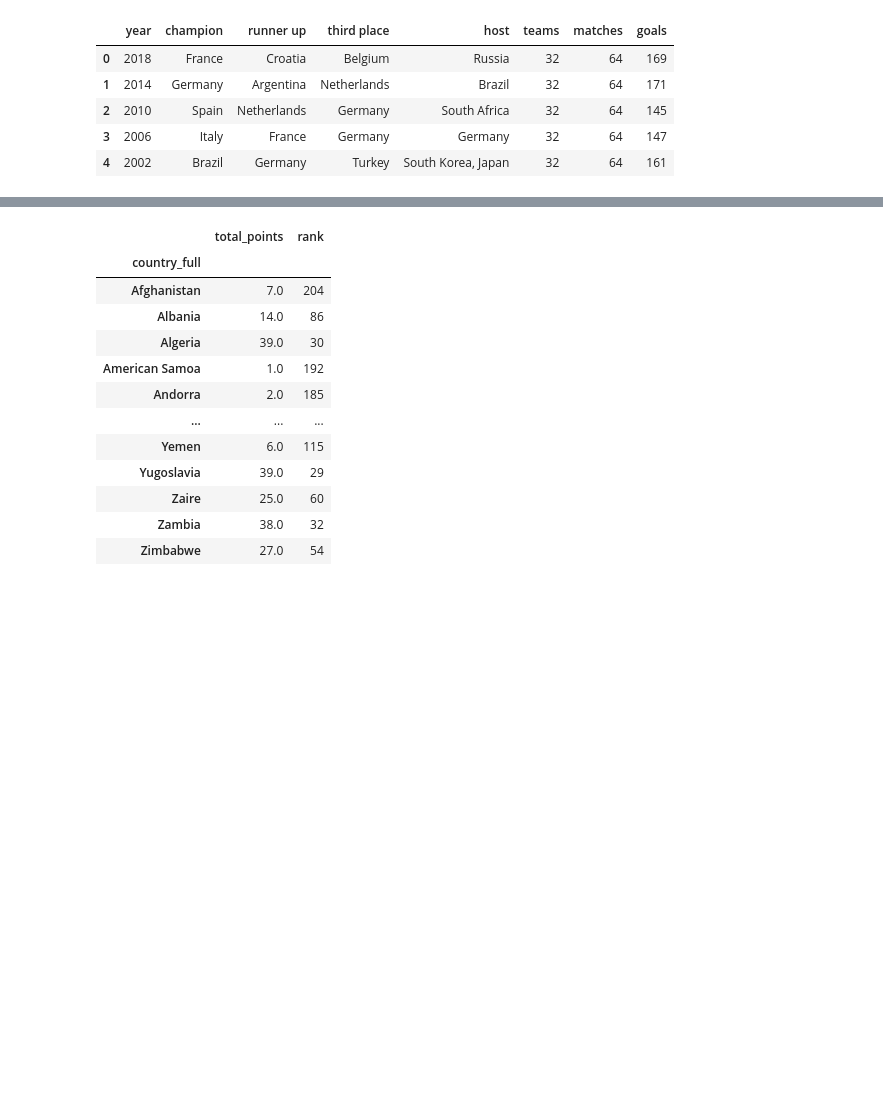
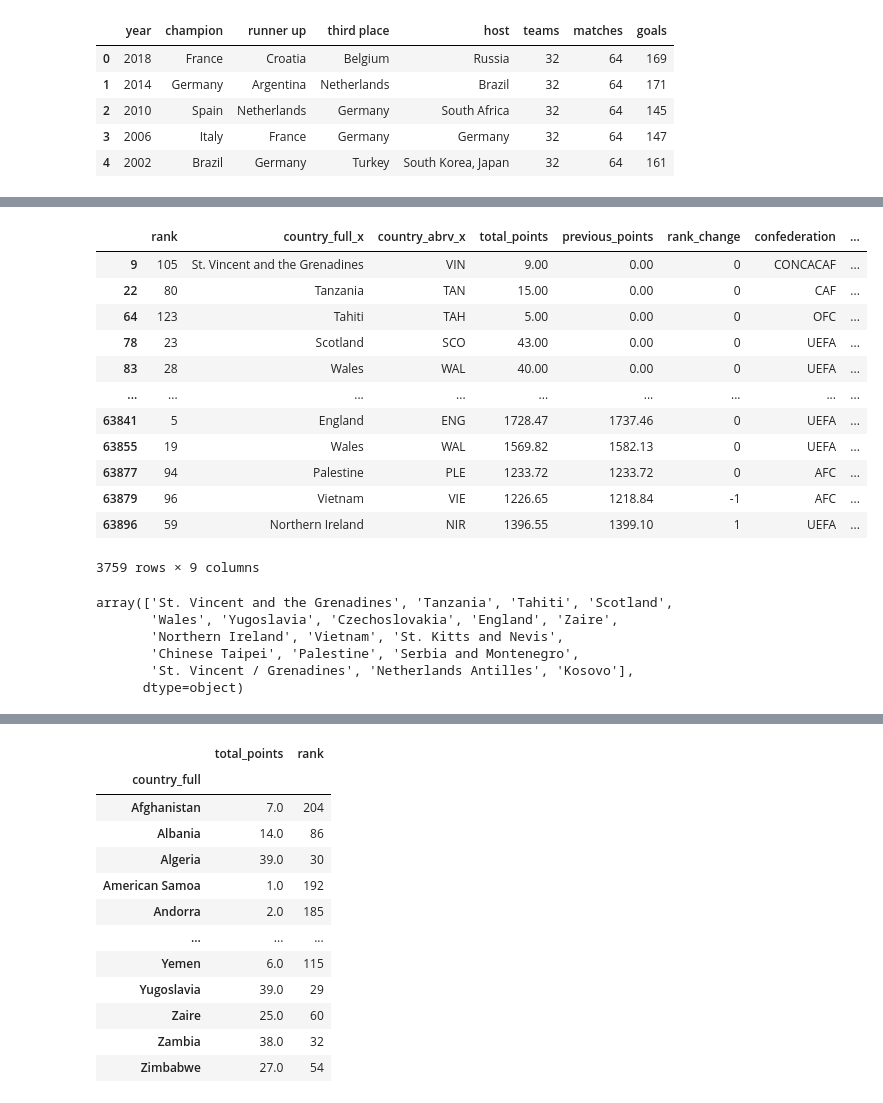
Before and after one commit to philipebuka/Fifa-analysis, a Jupyter notebook: Untitled.ipynb, the cells around one changed output, grey strips where cells are left out. Drawn from its saved outputs; the diff is of its cells as text; code cells hidden in the pictures; blank space fills up the shorter version.

```diff
--- a/Untitled.ipynb
+++ b/Untitled.ipynb
@@ -73,0 +124,26 @@ Name: country_full, Length: 224, dtype: int64
+# %%
+nan_values = fifa[fifa.isna().any(axis=1)]
+nan_values
+# %% [output]
+|  | rank | country_full_x | country_abrv_x | total_points | previous_points | rank_change | confederation | ... |
+| 9 | 105 | St. Vincent and the Grenadines | VIN | 9.00 | 0.00 | 0 | CONCACAF | ... |
+| 22 | 80 | Tanzania | TAN | 15.00 | 0.00 | 0 | CAF | ... |
+| 64 | 123 | Tahiti | TAH | 5.00 | 0.00 | 0 | OFC | ... |
+| 78 | 23 | Scotland | SCO | 43.00 | 0.00 | 0 | UEFA | ... |
+| 83 | 28 | Wales | WAL | 40.00 | 0.00 | 0 | UEFA | ... |
+| ... | ... | ... | ... | ... | ... | ... | ... | ... |
+| 63841 | 5 | England | ENG | 1728.47 | 1737.46 | 0 | UEFA | ... |
+| 63855 | 19 | Wales | WAL | 1569.82 | 1582.13 | 0 | UEFA | ... |
+| 63877 | 94 | Palestine | PLE | 1233.72 | 1233.72 | 0 | AFC | ... |
+| 63879 | 96 | Vietnam | VIE | 1226.65 | 1218.84 | -1 | AFC | ... |
+| 63896 | 59 | Northern Ireland | NIR | 1396.55 | 1399.10 | 1 | UEFA | ... |
+3759 rows × 9 columns
+# %%
+nan_values['country_full_x'].unique()
+# %% [output]
+array(['St. Vincent and the Grenadines', 'Tanzania', 'Tahiti', 'Scotland',
+       'Wales', 'Yugoslavia', 'Czechoslovakia', 'England', 'Zaire',
+       'Northern Ireland', 'Vietnam', 'St. Kitts and Nevis',
+       'Chinese Taipei', 'Palestine', 'Serbia and Montenegro',
+       'St. Vincent / Grenadines', 'Netherlands Antilles', 'Kosovo'],
+      dtype=object)
```
Also changed, not shown: parts of 28 cells of this notebook, 1 other file.
